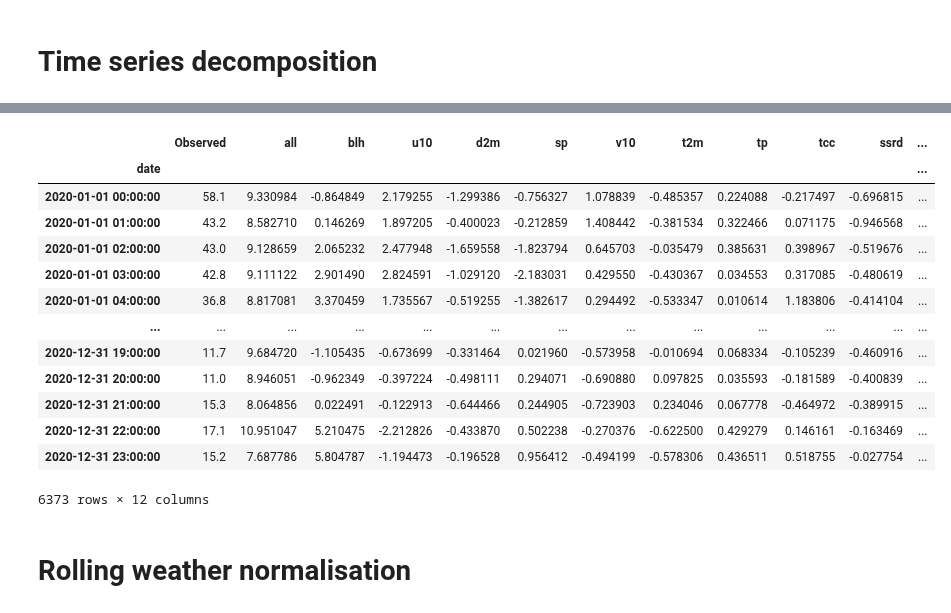
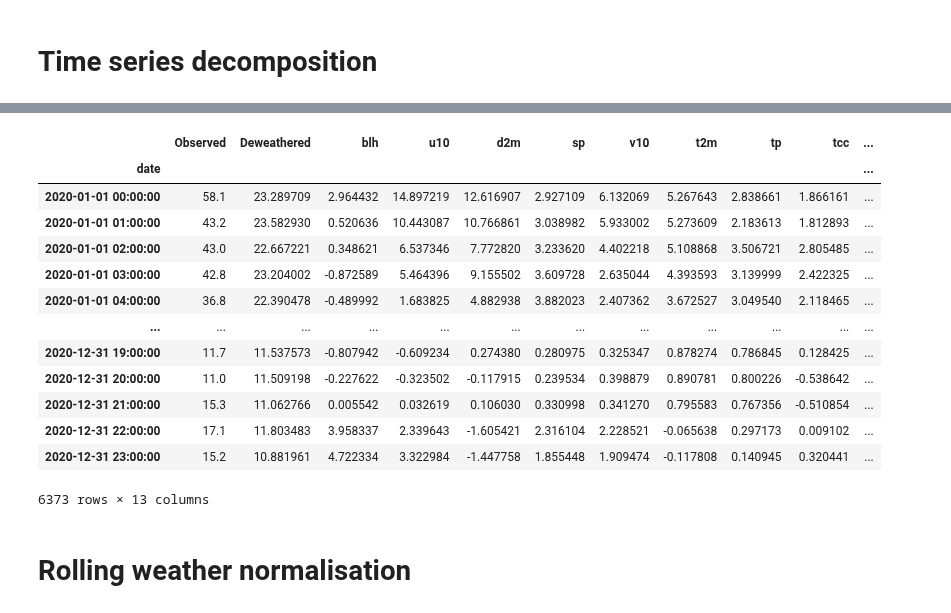
Before and after one commit to m-edal/normet, a Jupyter notebook: docs/notebooks/Case2_autodew.ipynb, the cells around one changed output, grey strips where cells are left out. Saved outputs shown, nothing was run; the diff lists cells and outputs as text; code cells hidden in the pictures.

```diff
--- a/docs/notebooks/Case2_autodew.ipynb
+++ b/docs/notebooks/Case2_autodew.ipynb
@@ -252,5 +265,5 @@ df_dewc
 # %%
-df_dewc, mod_stats=ad.met_decom(df1, value='PM2.5',feature_names=['u10', 'v10', 'd2m', 't2m',
+df_dewcb, mod_stats=ad.met_decom(df1, value='PM2.5',feature_names=['u10', 'v10', 'd2m', 't2m',
        'blh', 'sp', 'ssrd', 'tcc', 'tp', 'rh2m','date_unix', 'day_julian', 'weekday',
        'hour'], n_samples=100,fraction=0.75, seed=7654321, n_cores=-1)
 # %% [output]
@@ -268,20 +287,20 @@ df_dewc, mod_stats=ad.met_decom(df1, value='PM2.5',feature_names=['u10', 'v10',
 # %%
-df_dewc
+df_dewcb
 # %% [output]
-|  | Observed | all | blh | u10 | d2m | sp | v10 | t2m | tp | tcc | ssrd | ... |
-| date |  |  |  |  |  |  |  |  |  |  |  | ... |
-| 2020-01-01 00:00:00 | 58.1 | 9.330984 | -0.864849 | 2.179255 | -1.299386 | -0.756327 | 1.078839 | -0.485357 | 0.224088 | -0.217497 | -0.696815 | ... |
-| 2020-01-01 01:00:00 | 43.2 | 8.582710 | 0.146269 | 1.897205 | -0.400023 | -0.212859 | 1.408442 | -0.381534 | 0.322466 | 0.071175 | -0.946568 | ... |
-| 2020-01-01 02:00:00 | 43.0 | 9.128659 | 2.065232 | 2.477948 | -1.659558 | -1.823794 | 0.645703 | -0.035479 | 0.385631 | 0.398967 | -0.519676 | ... |
-| 2020-01-01 03:00:00 | 42.8 | 9.111122 | 2.901490 | 2.824591 | -1.029120 | -2.183031 | 0.429550 | -0.430367 | 0.034553 | 0.317085 | -0.480619 | ... |
-| 2020-01-01 04:00:00 | 36.8 | 8.817081 | 3.370459 | 1.735567 | -0.519255 | -1.382617 | 0.294492 | -0.533347 | 0.010614 | 1.183806 | -0.414104 | ... |
-| ... | ... | ... | ... | ... | ... | ... | ... | ... | ... | ... | ... | ... |
-| 2020-12-31 19:00:00 | 11.7 | 9.684720 | -1.105435 | -0.673699 | -0.331464 | 0.021960 | -0.573958 | -0.010694 | 0.068334 | -0.105239 | -0.460916 | ... |
-| 2020-12-31 20:00:00 | 11.0 | 8.946051 | -0.962349 | -0.397224 | -0.498111 | 0.294071 | -0.690880 | 0.097825 | 0.035593 | -0.181589 | -0.400839 | ... |
-| 2020-12-31 21:00:00 | 15.3 | 8.064856 | 0.022491 | -0.122913 | -0.644466 | 0.244905 | -0.723903 | 0.234046 | 0.067778 | -0.464972 | -0.389915 | ... |
-| 2020-12-31 22:00:00 | 17.1 | 10.951047 | 5.210475 | -2.212826 | -0.433870 | 0.502238 | -0.270376 | -0.622500 | 0.429279 | 0.146161 | -0.163469 | ... |
-| 2020-12-31 23:00:00 | 15.2 | 7.687786 | 5.804787 | -1.194473 | -0.196528 | 0.956412 | -0.494199 | -0.578306 | 0.436511 | 0.518755 | -0.027754 | ... |
+|  | Observed | Deweathered | blh | u10 | d2m | sp | v10 | t2m | tp | tcc | ... |
+| date |  |  |  |  |  |  |  |  |  |  | ... |
+| 2020-01-01 00:00:00 | 58.1 | 23.289709 | 2.964432 | 14.897219 | 12.616907 | 2.927109 | 6.132069 | 5.267643 | 2.838661 | 1.866161 | ... |
+| 2020-01-01 01:00:00 | 43.2 | 23.582930 | 0.520636 | 10.443087 | 10.766861 | 3.038982 | 5.933002 | 5.273609 | 2.183613 | 1.812893 | ... |
+| 2020-01-01 02:00:00 | 43.0 | 22.667221 | 0.348621 | 6.537346 | 7.772820 | 3.233620 | 4.402218 | 5.108868 | 3.506721 | 2.805485 | ... |
+| 2020-01-01 03:00:00 | 42.8 | 23.204002 | -0.872589 | 5.464396 | 9.155502 | 3.609728 | 2.635044 | 4.393593 | 3.139999 | 2.422325 | ... |
+| 2020-01-01 04:00:00 | 36.8 | 22.390478 | -0.489992 | 1.683825 | 4.882938 | 3.882023 | 2.407362 | 3.672527 | 3.049540 | 2.118465 | ... |
+| ... | ... | ... | ... | ... | ... | ... | ... | ... | ... | ... | ... |
+| 2020-12-31 19:00:00 | 11.7 | 11.537573 | -0.807942 | -0.609234 | 0.274380 | 0.280975 | 0.325347 | 0.878274 | 0.786845 | 0.128425 | ... |
+| 2020-12-31 20:00:00 | 11.0 | 11.509198 | -0.227622 | -0.323502 | -0.117915 | 0.239534 | 0.398879 | 0.890781 | 0.800226 | -0.538642 | ... |
+| 2020-12-31 21:00:00 | 15.3 | 11.062766 | 0.005542 | 0.032619 | 0.106030 | 0.330998 | 0.341270 | 0.795583 | 0.767356 | -0.510854 | ... |
+| 2020-12-31 22:00:00 | 17.1 | 11.803483 | 3.958337 | 2.339643 | -1.605421 | 2.316104 | 2.228521 | -0.065638 | 0.297173 | 0.009102 | ... |
+| 2020-12-31 23:00:00 | 15.2 | 10.881961 | 4.722334 | 3.322984 | -1.447758 | 1.855448 | 1.909474 | -0.117808 | 0.140945 | 0.320441 | ... |
-6373 rows × 12 columns
+6373 rows × 13 columns
 # %% [markdown]
 # Rolling weather normalisation
 # %%
```
Also changed, not shown: parts of 31 cells of this notebook, 3 other files.
